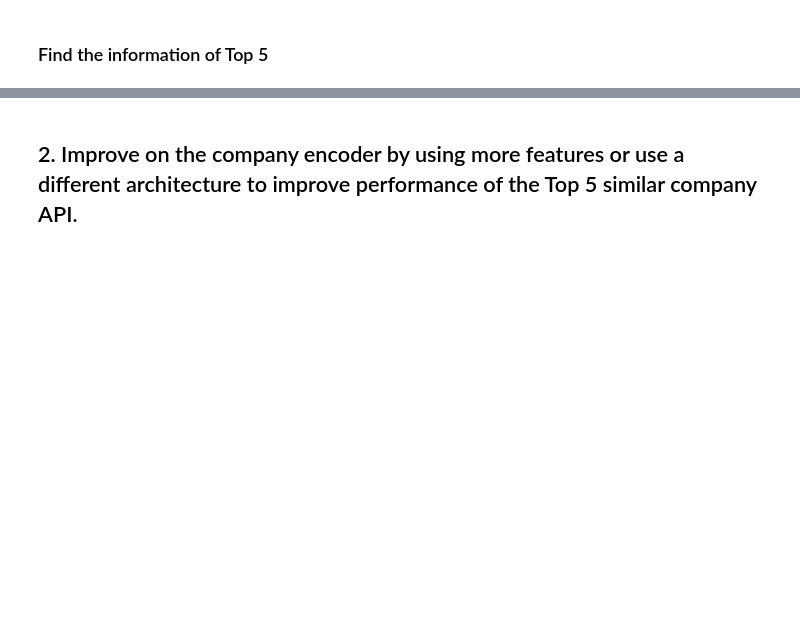
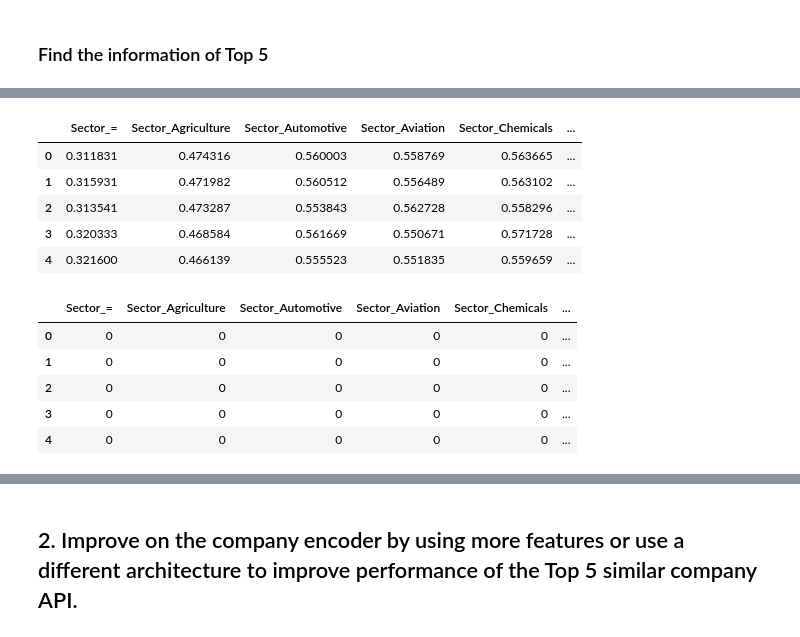
Before and after one commit to Asianatix/Company_Recommendation_System, a Jupyter notebook: Capstone_Project_To_Trong_Kien.ipynb, the cells around one changed output, grey strips where cells are left out. Saved outputs shown, nothing was run; the diff lists cells and outputs as text; code cells hidden in the pictures; blank space fills up the shorter version.

```diff
--- a/Capstone_Project_To_Trong_Kien.ipynb
+++ b/Capstone_Project_To_Trong_Kien.ipynb
@@ -588,0 +779,17 @@ array([0.58664703, 0.5345533 , 0.5219954 , 0.473352  , 0.48925287,
+# %%
+display(sector_df)
+sector_rdf = replace_1_0(sector_df)
+display(sector_rdf)
+# %% [output]
+|  | Sector_= | Sector_Agriculture | Sector_Automotive | Sector_Aviation | Sector_Chemicals | ... |
+| 0 | 0.311831 | 0.474316 | 0.560003 | 0.558769 | 0.563665 | ... |
+| 1 | 0.315931 | 0.471982 | 0.560512 | 0.556489 | 0.563102 | ... |
+| 2 | 0.313541 | 0.473287 | 0.553843 | 0.562728 | 0.558296 | ... |
+| 3 | 0.320333 | 0.468584 | 0.561669 | 0.550671 | 0.571728 | ... |
+| 4 | 0.321600 | 0.466139 | 0.555523 | 0.551835 | 0.559659 | ... |
+|  | Sector_= | Sector_Agriculture | Sector_Automotive | Sector_Aviation | Sector_Chemicals | ... |
+| 0 | 0 | 0 | 0 | 0 | 0 | ... |
+| 1 | 0 | 0 | 0 | 0 | 0 | ... |
+| 2 | 0 | 0 | 0 | 0 | 0 | ... |
+| 3 | 0 | 0 | 0 | 0 | 0 | ... |
+| 4 | 0 | 0 | 0 | 0 | 0 | ... |
```
Also changed, not shown: parts of 33 cells of this notebook.
